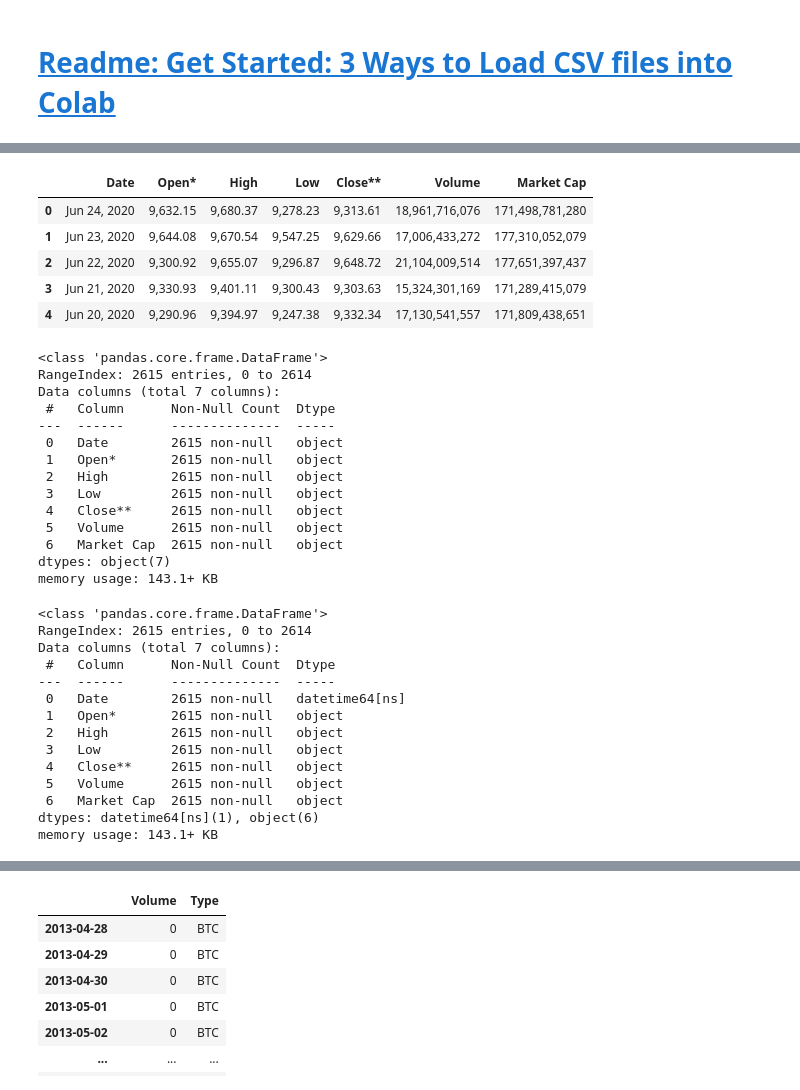
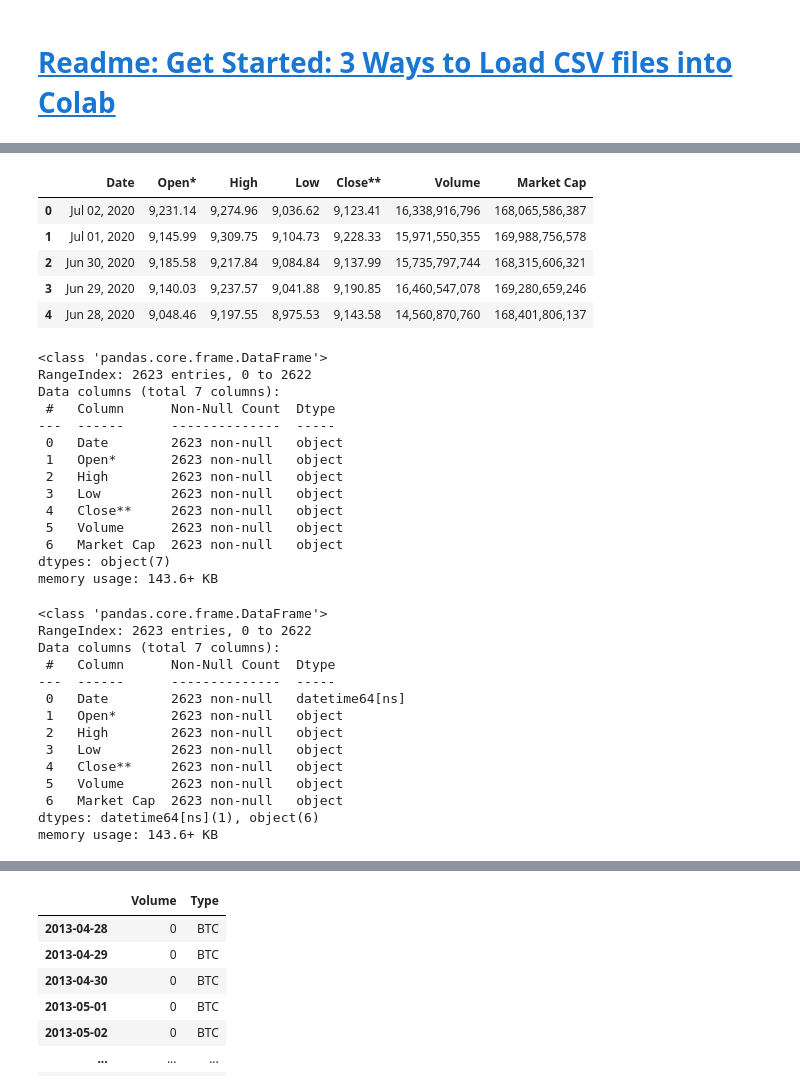
Before and after one commit to sunshineluyao/CV_XAI, a Jupyter notebook: import_data/importdata_CMC.ipynb, the cells around one changed output, grey strips where cells are left out. Drawn from its saved outputs; the diff is of its cells as text; code cells hidden in the pictures.

```diff
--- a/import_data/importdata_CMC.ipynb
+++ b/import_data/importdata_CMC.ipynb
@@ -36,50 +32,50 @@ cd CV_ML/import_data/
 # %%
 import pandas as pd
 import numpy as np
-df_CMC=pd.read_csv('CMC_origin_28_04_2013__24_06_2020.csv' )
+df_CMC=pd.read_csv('CMC_origin_28_04_2013__02_07_2020.csv' )
 df_CMC.head()
 # %% [output]
 |  | Date | Open* | High | Low | Close** | Volume | Market Cap |
-| 0 | Jun 24, 2020 | 9,632.15 | 9,680.37 | 9,278.23 | 9,313.61 | 18,961,716,076 | 171,498,781,280 |
-| 1 | Jun 23, 2020 | 9,644.08 | 9,670.54 | 9,547.25 | 9,629.66 | 17,006,433,272 | 177,310,052,079 |
-| 2 | Jun 22, 2020 | 9,300.92 | 9,655.07 | 9,296.87 | 9,648.72 | 21,104,009,514 | 177,651,397,437 |
-| 3 | Jun 21, 2020 | 9,330.93 | 9,401.11 | 9,300.43 | 9,303.63 | 15,324,301,169 | 171,289,415,079 |
-| 4 | Jun 20, 2020 | 9,290.96 | 9,394.97 | 9,247.38 | 9,332.34 | 17,130,541,557 | 171,809,438,651 |
+| 0 | Jul 02, 2020 | 9,231.14 | 9,274.96 | 9,036.62 | 9,123.41 | 16,338,916,796 | 168,065,586,387 |
+| 1 | Jul 01, 2020 | 9,145.99 | 9,309.75 | 9,104.73 | 9,228.33 | 15,971,550,355 | 169,988,756,578 |
+| 2 | Jun 30, 2020 | 9,185.58 | 9,217.84 | 9,084.84 | 9,137.99 | 15,735,797,744 | 168,315,606,321 |
+| 3 | Jun 29, 2020 | 9,140.03 | 9,237.57 | 9,041.88 | 9,190.85 | 16,460,547,078 | 169,280,659,246 |
+| 4 | Jun 28, 2020 | 9,048.46 | 9,197.55 | 8,975.53 | 9,143.58 | 14,560,870,760 | 168,401,806,137 |
 # %%
 df_CMC.info()
 # %% [output]
 <class 'pandas.core.frame.DataFrame'>
-RangeIndex: 2615 entries, 0 to 2614
+RangeIndex: 2623 entries, 0 to 2622
 Data columns (total 7 columns):
  #   Column      Non-Null Count  Dtype
 ---  ------      --------------  -----
- 0   Date        2615 non-null   object
- 1   Open*       2615 non-null   object
- 2   High        2615 non-null   object
- 3   Low         2615 non-null   object
- 4   Close**     2615 non-null   object
- 5   Volume      2615 non-null   object
- 6   Market Cap  2615 non-null   object
+ 0   Date        2623 non-null   object
+ 1   Open*       2623 non-null   object
+ 2   High        2623 non-null   object
+ 3   Low         2623 non-null   object
+ 4   Close**     2623 non-null   object
+ 5   Volume      2623 non-null   object
+ 6   Market Cap  2623 non-null   object
 dtypes: object(7)
-memory usage: 143.1+ KB
+memory usage: 143.6+ KB
 # %%
 df_CMC['Date']=pd.to_datetime(df_CMC['Date'])
 df_CMC.info()
 # %% [output]
 <class 'pandas.core.frame.DataFrame'>
-RangeIndex: 2615 entries, 0 to 2614
+RangeIndex: 2623 entries, 0 to 2622
 Data columns (total 7 columns):
  #   Column      Non-Null Count  Dtype
 ---  ------      --------------  -----
- 0   Date        2615 non-null   datetime64[ns]
- 1   Open*       2615 non-null   object
- 2   High        2615 non-null   object
- 3   Low         2615 non-null   object
- 4   Close**     2615 non-null   object
- 5   Volume      2615 non-null   object
- 6   Market Cap  2615 non-null   object
+ 0   Date        2623 non-null   datetime64[ns]
+ 1   Open*       2623 non-null   object
+ 2   High        2623 non-null   object
+ 3   Low         2623 non-null   object
+ 4   Close**     2623 non-null   object
+ 5   Volume      2623 non-null   object
+ 6   Market Cap  2623 non-null   object
 dtypes: datetime64[ns](1), object(6)
-memory usage: 143.1+ KB
+memory usage: 143.6+ KB
 # %%
 pd.Timestamp(df_CMC['Date'][0])
 # %% [output]
```
Also changed, not shown: parts of 22 cells of this notebook.
